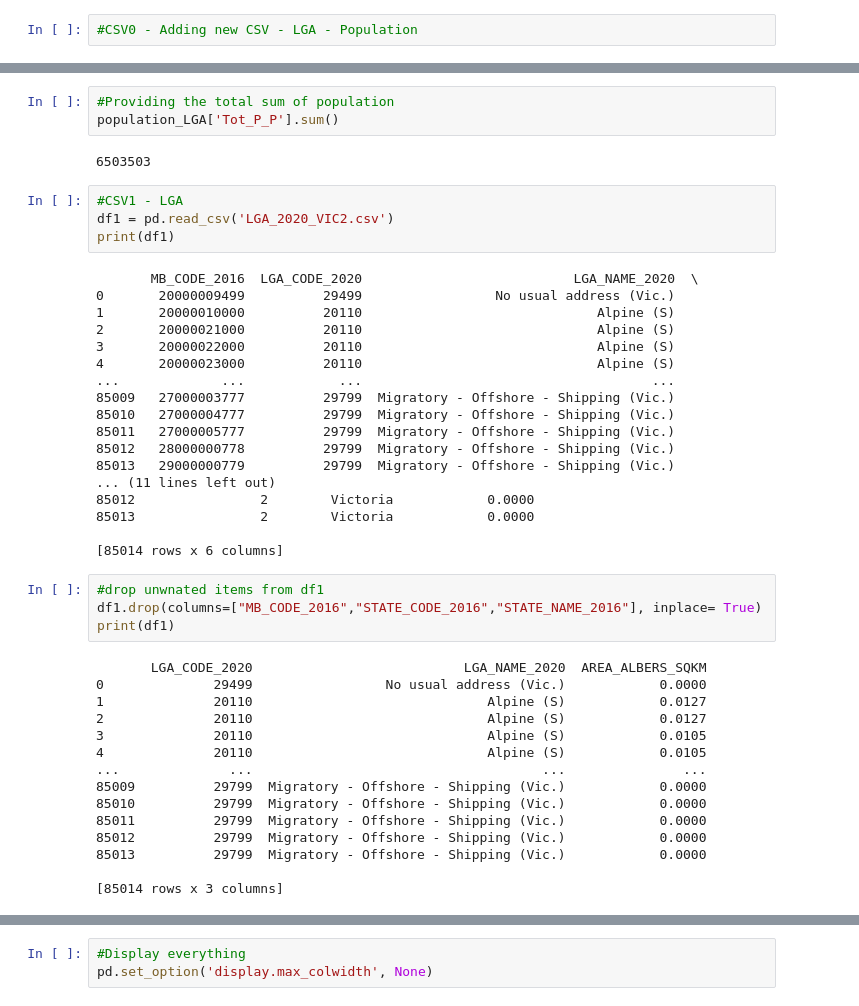
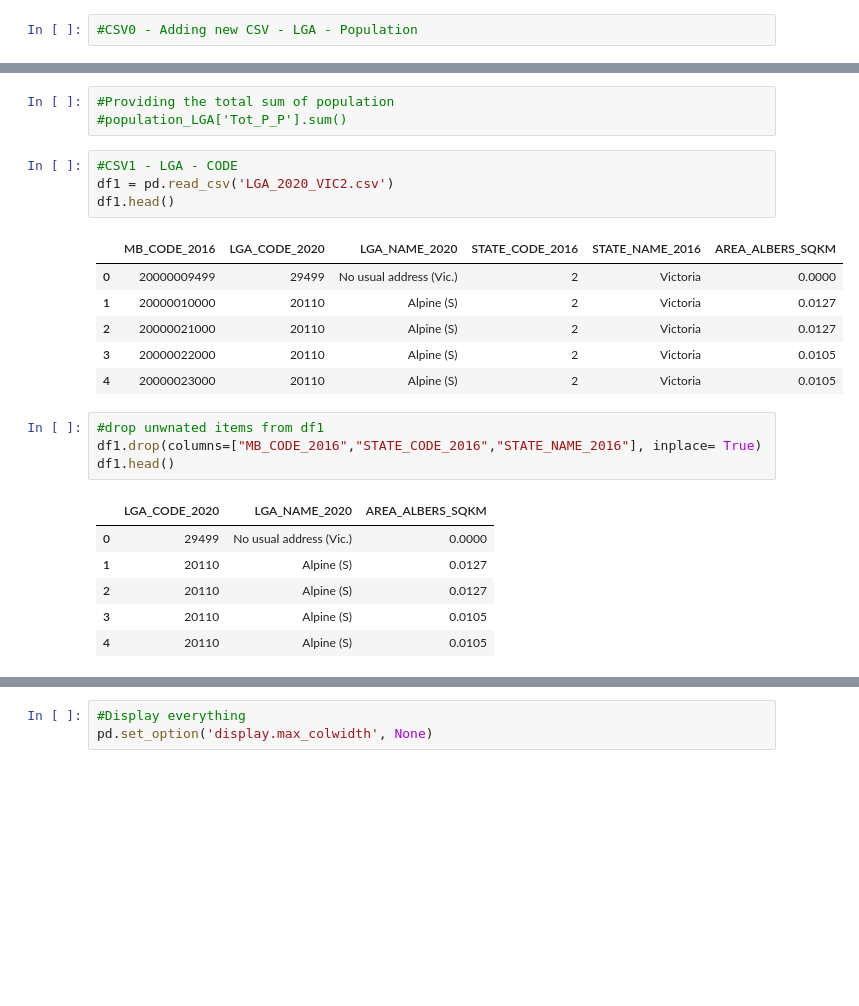
Before and after one commit to DanteC1997/Team3Project2, a Jupyter notebook: API - Project 2.ipynb, the cells around one changed output, grey strips where cells are left out. Saved outputs shown, nothing was run; the diff lists cells and outputs as text; blank space fills up the shorter version.

```diff
--- a/API - Project 2.ipynb
+++ b/API - Project 2.ipynb
@@ -167,47 +142,26 @@ print(population_LGA)
 # %%
 #Providing the total sum of population
-population_LGA['Tot_P_P'].sum()
+#population_LGA['Tot_P_P'].sum()
-# %% [output]
-6503503
 # %%
-#CSV1 - LGA
+#CSV1 - LGA - CODE
 df1 = pd.read_csv('LGA_2020_VIC2.csv')
-print(df1)
+df1.head()
 # %% [output]
-       MB_CODE_2016  LGA_CODE_2020                           LGA_NAME_2020  \
-0       20000009499          29499                 No usual address (Vic.)
-1       20000010000          20110                              Alpine (S)
-2       20000021000          20110                              Alpine (S)
-3       20000022000          20110                              Alpine (S)
-4       20000023000          20110                              Alpine (S)
-...             ...            ...                                     ...
-85009   27000003777          29799  Migratory - Offshore - Shipping (Vic.)
-85010   27000004777          29799  Migratory - Offshore - Shipping (Vic.)
-85011   27000005777          29799  Migratory - Offshore - Shipping (Vic.)
-85012   28000000778          29799  Migratory - Offshore - Shipping (Vic.)
-85013   29000000779          29799  Migratory - Offshore - Shipping (Vic.)
-... (11 lines left out)
-85012                2        Victoria            0.0000
-85013                2        Victoria            0.0000
-
-[85014 rows x 6 columns]
+|  | MB_CODE_2016 | LGA_CODE_2020 | LGA_NAME_2020 | STATE_CODE_2016 | STATE_NAME_2016 | AREA_ALBERS_SQKM |
+| 0 | 20000009499 | 29499 | No usual address (Vic.) | 2 | Victoria | 0.0000 |
+| 1 | 20000010000 | 20110 | Alpine (S) | 2 | Victoria | 0.0127 |
+| 2 | 20000021000 | 20110 | Alpine (S) | 2 | Victoria | 0.0127 |
+| 3 | 20000022000 | 20110 | Alpine (S) | 2 | Victoria | 0.0105 |
+| 4 | 20000023000 | 20110 | Alpine (S) | 2 | Victoria | 0.0105 |
 # %%
 #drop unwnated items from df1
 df1.drop(columns=["MB_CODE_2016","STATE_CODE_2016","STATE_NAME_2016"], inplace= True)
-print(df1)
+df1.head()
 # %% [output]
-       LGA_CODE_2020                           LGA_NAME_2020  AREA_ALBERS_SQKM
-0              29499                 No usual address (Vic.)            0.0000
-1              20110                              Alpine (S)            0.0127
-2              20110                              Alpine (S)            0.0127
-3              20110                              Alpine (S)            0.0105
-4              20110                              Alpine (S)            0.0105
-...              ...                                     ...               ...
-85009          29799  Migratory - Offshore - Shipping (Vic.)            0.0000
-85010          29799  Migratory - Offshore - Shipping (Vic.)            0.0000
-85011          29799  Migratory - Offshore - Shipping (Vic.)            0.0000
-85012          29799  Migratory - Offshore - Shipping (Vic.)            0.0000
-85013          29799  Migratory - Offshore - Shipping (Vic.)            0.0000
-
-[85014 rows x 3 columns]
+|  | LGA_CODE_2020 | LGA_NAME_2020 | AREA_ALBERS_SQKM |
+| 0 | 29499 | No usual address (Vic.) | 0.0000 |
+| 1 | 20110 | Alpine (S) | 0.0127 |
+| 2 | 20110 | Alpine (S) | 0.0127 |
+| 3 | 20110 | Alpine (S) | 0.0105 |
+| 4 | 20110 | Alpine (S) | 0.0105 |
 # %%
```
Also changed, not shown: parts of 21 cells of this notebook.
